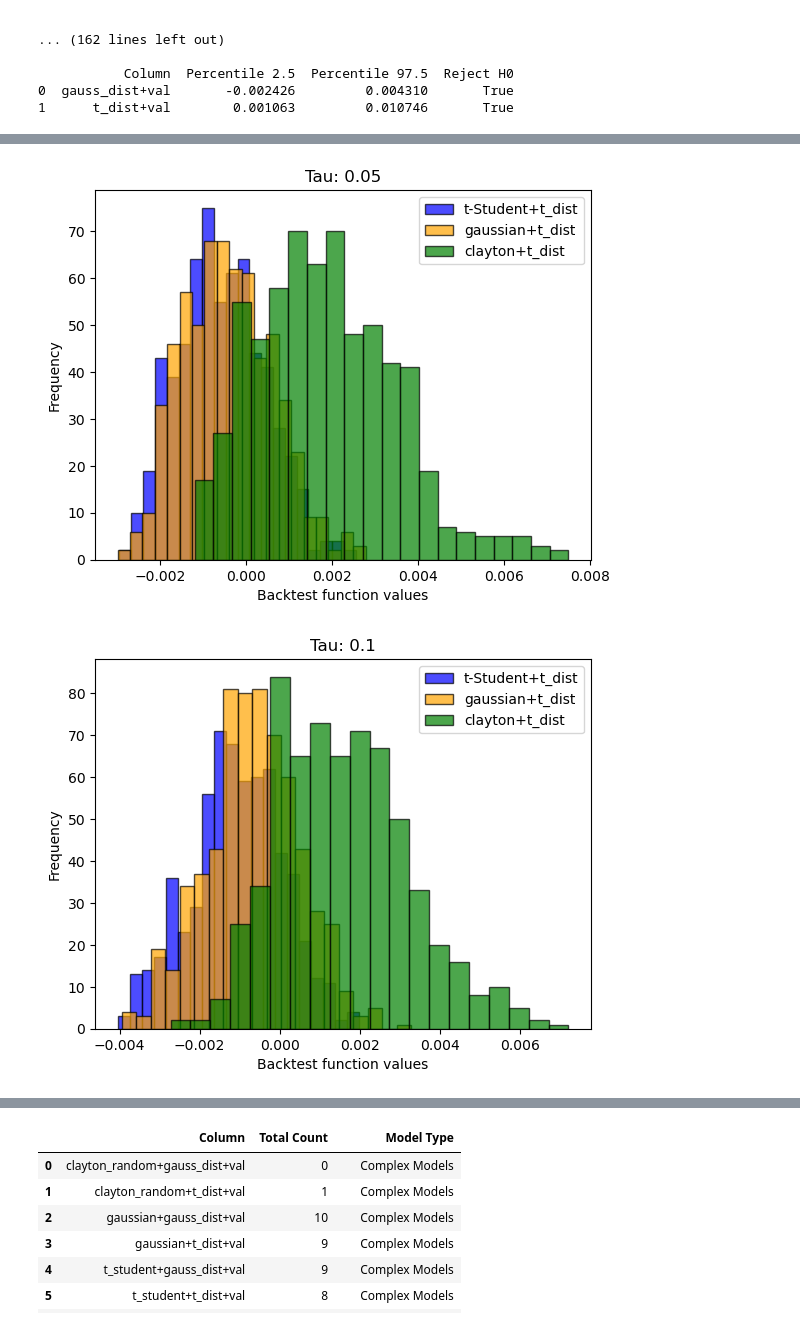
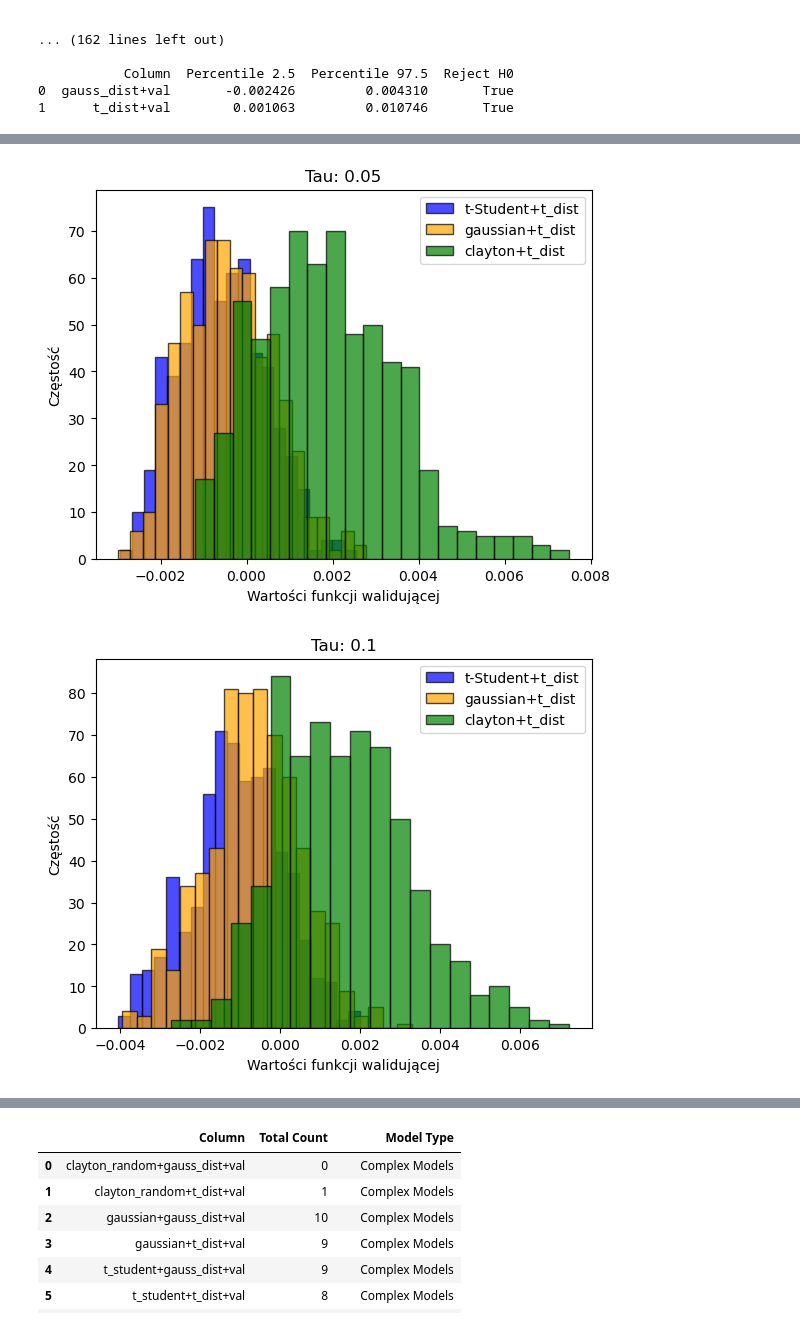
Before and after one commit to mkowalewski1282/portfolio_analysis, a Jupyter notebook: models_comparison.ipynb, the cells around one changed output, grey strips where cells are left out. Drawn from its saved outputs; the diff is of its cells as text; code cells hidden in the pictures.

Commit message:
histograms of backtest fun values rerun with Polish labels

```diff
--- a/models_comparison.ipynb
+++ b/models_comparison.ipynb
@@ -161,8 +161,8 @@ for tau in taus:
     plt.hist(scores[tau]["clayton_random+gauss_dist+val"], bins=20, alpha=0.7, label="clayton+gauss_dist", color='green', edgecolor='black')
 
     plt.title(f'Tau: {tau}')
-    plt.xlabel("Backtest function values")
-    plt.ylabel("Frequency")
+    plt.xlabel("Wartości funkcji walidującej")
+    plt.ylabel("Częstość")
     plt.legend()
     plt.show()
 # %% [output]
@@ -183,8 +183,8 @@ for tau in taus:
     plt.hist(scores[tau]["clayton_random+t_dist+val"], bins=20, alpha=0.7, label="clayton+t_dist", color='green', edgecolor='black')
 
     plt.title(f'Tau: {tau}')
-    plt.xlabel("Backtest function values")
-    plt.ylabel("Frequency")
+    plt.xlabel("Wartości funkcji walidującej")
+    plt.ylabel("Częstość")
     plt.legend()
     plt.show()
 # %% [output]
@@ -197,2 +197,2 @@ for tau in taus:
-[figure, old version]
+[figure, new version]
-[figure, old version]
+[figure, new version]
```
Also changed, not shown: parts of 3 cells of this notebook.
